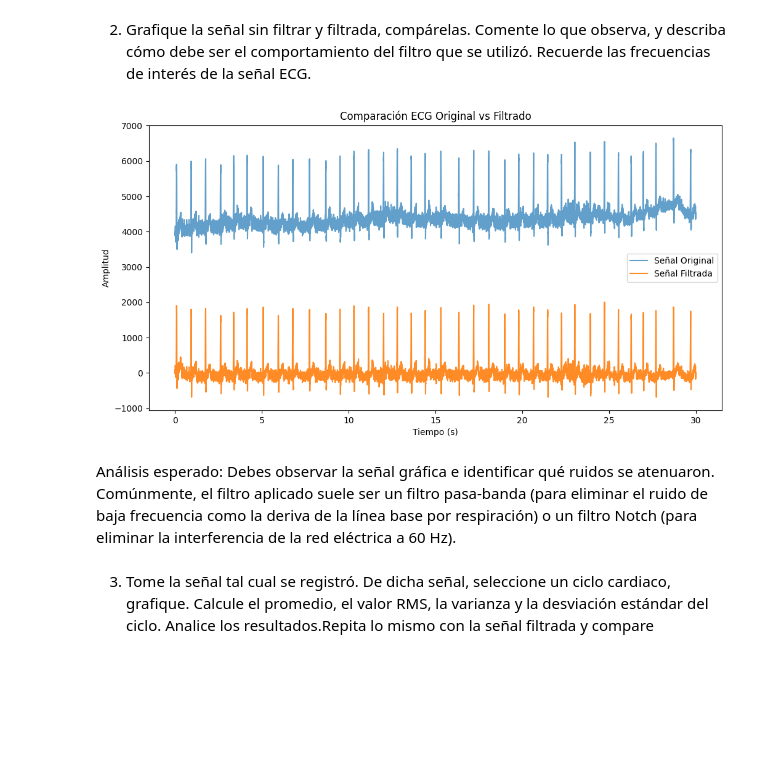
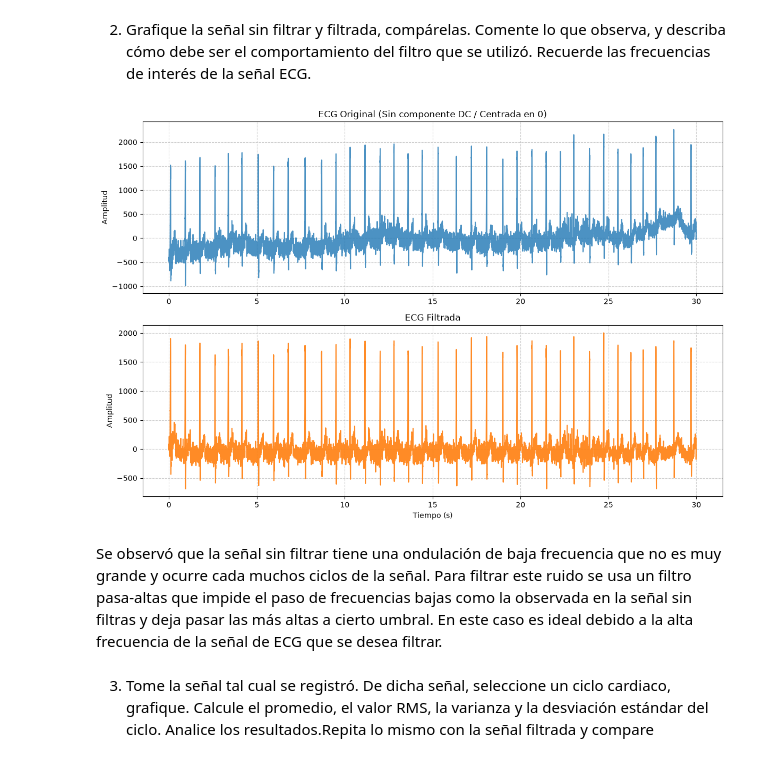
Before and after one commit to luisfmontoyaf/Biosenales_Luis_Montoya_Karly_Tarazona, a Jupyter notebook: practica2.ipynb, the cells around one changed output. Saved outputs shown, nothing was run; the diff lists cells and outputs as text; code cells hidden in the pictures; blank space fills up the shorter version.

Commit message:
Se añade la función para calcular Valor RMS,corrección de offset en señales y análisis.

```diff
--- a/practica2.ipynb
+++ b/practica2.ipynb
@@ -10,22 +24,17 @@ Karly Tarazona, Luis Montoya
 
 1. A partir de la información suministrada en el archivo .mat, determine el tiempo de duración de las señales, cree un vector de tiempo.
 # %%
-import numpy as np
-import matplotlib.pyplot as plt
-import scipy.io as sio
-import scipy.stats as stats
-from scipy.signal import find_peaks
 
 # Cargar el archivo .mat
-data = sio.loadmat(r"C:\Users\Acer\Desktop\Biosenales_Luis_Montoya\Biosenales_Luis_Montoya_Karly_Tarazona-1\signals.mat")
+data = sio.loadmat(r"signals.mat")
 print(data.keys())
 
 ecg = data["ECG_asRecording"].flatten()
 ecg_filtered = data['ECG_filtered'].flatten()
 fs = data['Fs'][0][0] # Frecuencia de muestreo en Hz
 
-# Calcular el número de muestras
-n_muestras = len(ecg_raw)
+#Calcular el número de muestras
+n_muestras = len(ecg)
 
 # Crear el vector de tiempo
 duracion = n_muestras / fs
@@ -38,18 +47,33 @@ dict_keys(['__header__', '__version__', '__globals__', 'Fs', 'ECG_asRecording',
 # %% [markdown]
 2. Grafique la señal sin filtrar y filtrada, compárelas. Comente lo que observa, y describa cómo debe ser el comportamiento del filtro que se utilizó. Recuerde las frecuencias de interés de la señal ECG.
 # %%
-plt.figure(figsize=(12, 6))
-plt.plot(tiempo, ecg, label='Señal Original', alpha=0.7)
-plt.plot(tiempo, ecg_filtered, label='Señal Filtrada', alpha=0.9)
-plt.xlabel('Tiempo (s)')
-plt.ylabel('Amplitud')
-plt.title('Comparación ECG Original vs Filtrado')
-plt.legend()
+#Centrar ambos gráficos para poder analizar bien los datos y ver la diferencia entre la señal original y la filtrada
+ecg_centrada = ecg - np.mean(ecg)
+
+plt.figure(figsize=(12, 8))
+
+#Señal Original (Centrada en 0)
+plt.subplot(2, 1, 1)
+plt.plot(tiempo, ecg_centrada, color="tab:blue", alpha=0.8)
+plt.ylabel("Amplitud")
+plt.title("ECG Original (Sin componente DC / Centrada en 0)")
+plt.grid(True, linestyle="--", alpha=0.6)
+
+#Señal Filtrada
+plt.subplot(2, 1, 2)
+plt.plot(tiempo, ecg_filtered, color="tab:orange", alpha=0.9)
+plt.xlabel("Tiempo (s)")
+plt.ylabel("Amplitud")
+plt.title("ECG Filtrada")
+plt.grid(True, linestyle="--", alpha=0.6)
+
+plt.tight_layout()
 plt.show()
 # %% [output]
-[figure, old version]
+[figure, new version]
 # %% [markdown]
-Análisis esperado: Debes observar la señal gráfica e identificar qué ruidos se atenuaron. Comúnmente, el filtro aplicado suele ser un filtro pasa-banda (para eliminar el ruido de baja frecuencia como la deriva de la línea base por respiración) o un filtro Notch (para eliminar la interferencia de la red eléctrica a 60 Hz).
+
+Se observó que la señal sin filtrar tiene una ondulación de baja frecuencia que no es muy grande y ocurre cada muchos ciclos de la señal. Para filtrar este ruido se usa un filtro pasa-altas que impide el paso de frecuencias bajas como la observada en la señal sin filtras y deja pasar las más altas a cierto umbral. En este caso es ideal debido a la alta frecuencia de la señal de ECG que se desea filtrar.
 # %% [markdown]
 3. Tome la señal tal cual se registró. De dicha señal, seleccione un ciclo cardiaco, grafique. Calcule el promedio, el valor RMS, la varianza y la desviación estándar del ciclo. Analice los resultados.Repita lo mismo con la señal filtrada y compare
 # %%
```
Also changed, not shown: parts of 9 cells of this notebook.
